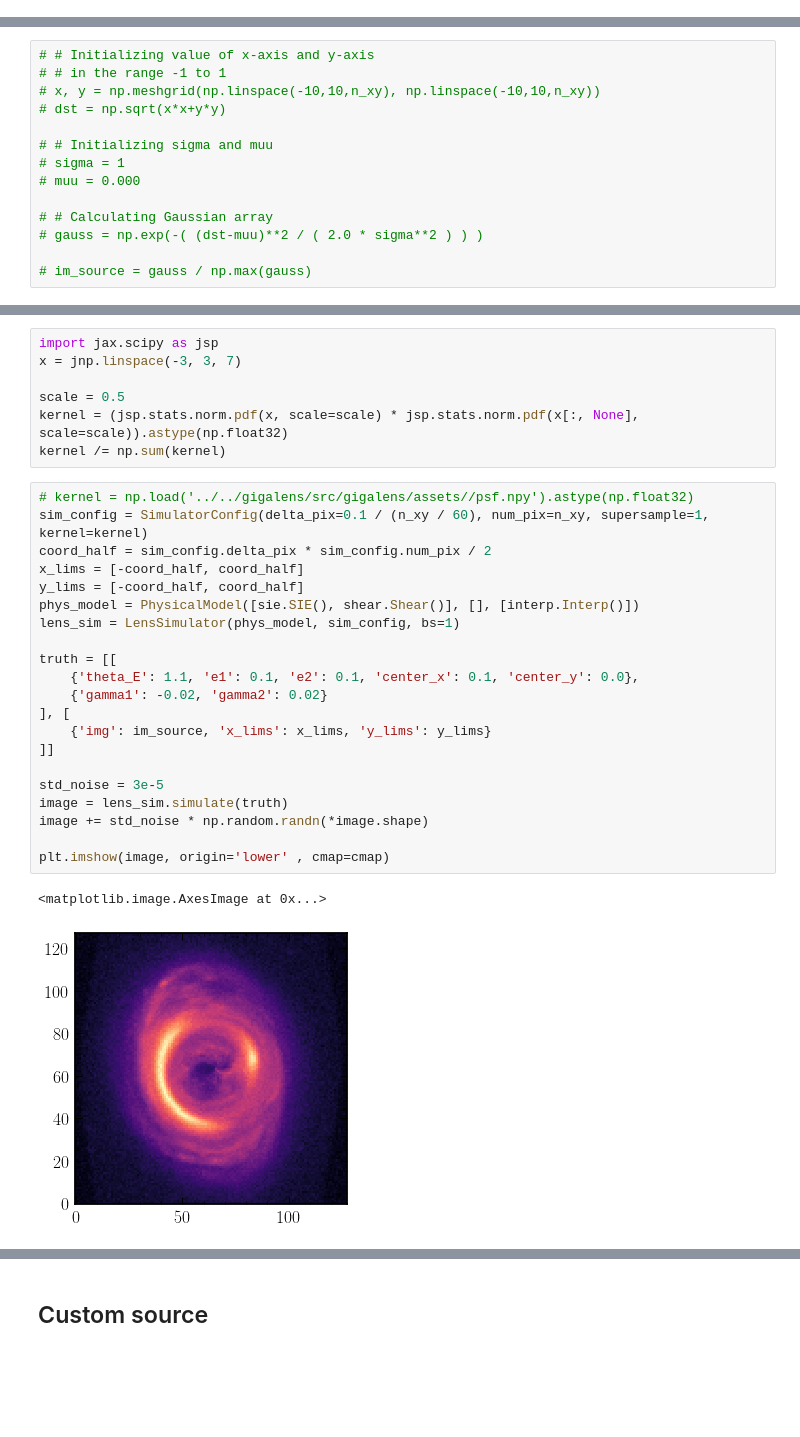
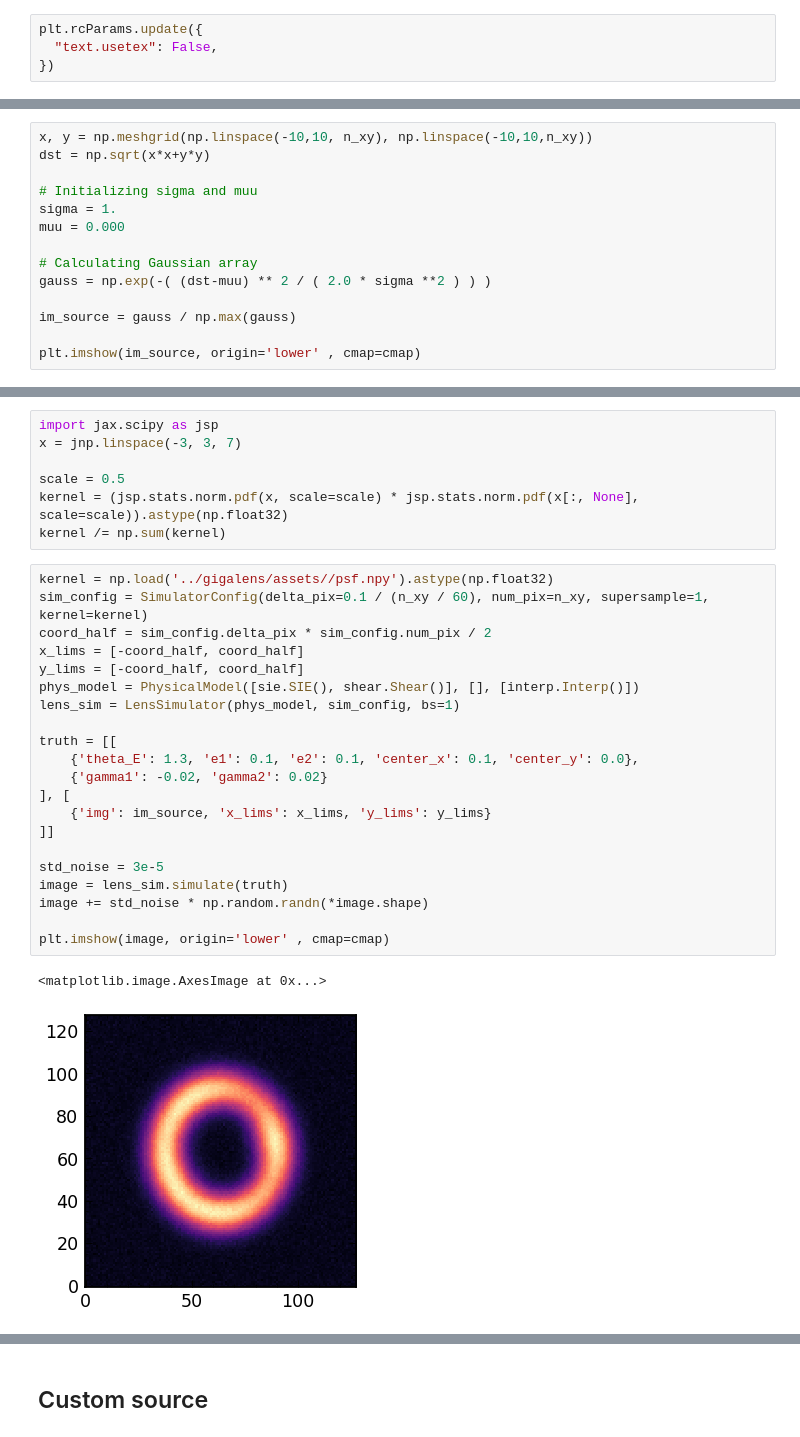
Before and after one commit to smsharma/lensing-neural-fields, a Jupyter notebook: notebooks/nerf_probabilistic_gigalens.ipynb, the cells around one changed output, grey strips where cells are left out. Cells and saved outputs as stored; diff of their text form; blank space fills up the shorter version.

```diff
--- a/notebooks/nerf_probabilistic_gigalens.ipynb
+++ b/notebooks/nerf_probabilistic_gigalens.ipynb
@@ -58,6 +99,10 @@ from gigalens.jax.simulator import LensSimulator
 from gigalens.simulator import SimulatorConfig
 from gigalens.jax.profiles.light import sersic, interp
 from gigalens.jax.profiles.mass import epl, shear, sie
+# %%
+plt.rcParams.update({
+  "text.usetex": False,
+})
 # %%
 cmap = 'magma'
 # %%
@@ -94,14 +140,14 @@ plt.imshow(im_source , cmap=cmap)
 # %%
-# # Initializing value of x-axis and y-axis
-# # in the range -1 to 1
-# x, y = np.meshgrid(np.linspace(-10,10,n_xy), np.linspace(-10,10,n_xy))
-# dst = np.sqrt(x*x+y*y)
+x, y = np.meshgrid(np.linspace(-10,10, n_xy), np.linspace(-10,10,n_xy))
+dst = np.sqrt(x*x+y*y)
 
-# # Initializing sigma and muu
-# sigma = 1
-# muu = 0.000
+# Initializing sigma and muu
+sigma = 1.
+muu = 0.000
 
-# # Calculating Gaussian array
-# gauss = np.exp(-( (dst-muu)**2 / ( 2.0 * sigma**2 ) ) )
+# Calculating Gaussian array
+gauss = np.exp(-( (dst-muu) ** 2 / ( 2.0 * sigma **2 ) ) )
 
-# im_source = gauss / np.max(gauss)
+im_source = gauss / np.max(gauss)
+
+plt.imshow(im_source, origin='lower' , cmap=cmap)
@@ -113,29 +162,29 @@ scale = 0.5
 kernel = (jsp.stats.norm.pdf(x, scale=scale) * jsp.stats.norm.pdf(x[:, None], scale=scale)).astype(np.float32)
 kernel /= np.sum(kernel)
 # %%
-# kernel = np.load('../../gigalens/src/gigalens/assets//psf.npy').astype(np.float32)
+kernel = np.load('../gigalens/assets//psf.npy').astype(np.float32)
 sim_config = SimulatorConfig(delta_pix=0.1 / (n_xy / 60), num_pix=n_xy, supersample=1, kernel=kernel)
 coord_half = sim_config.delta_pix * sim_config.num_pix / 2
 x_lims = [-coord_half, coord_half]
 y_lims = [-coord_half, coord_half]
 phys_model = PhysicalModel([sie.SIE(), shear.Shear()], [], [interp.Interp()])
 lens_sim = LensSimulator(phys_model, sim_config, bs=1)
 
 truth = [[
-    {'theta_E': 1.1, 'e1': 0.1, 'e2': 0.1, 'center_x': 0.1, 'center_y': 0.0},
+    {'theta_E': 1.3, 'e1': 0.1, 'e2': 0.1, 'center_x': 0.1, 'center_y': 0.0},
     {'gamma1': -0.02, 'gamma2': 0.02}
 ], [
     {'img': im_source, 'x_lims': x_lims, 'y_lims': y_lims}
 ]]
 
 std_noise = 3e-5
 image = lens_sim.simulate(truth)
 image += std_noise * np.random.randn(*image.shape)
 
 plt.imshow(image, origin='lower' , cmap=cmap)
 # %% [output]
 <matplotlib.image.AxesImage at 0x...>
-[figure, old version]
+[figure, new version]
 # %%
 image.max() / std_noise
 # %% [output]
```
Also changed, not shown: parts of 27 cells of this notebook.
